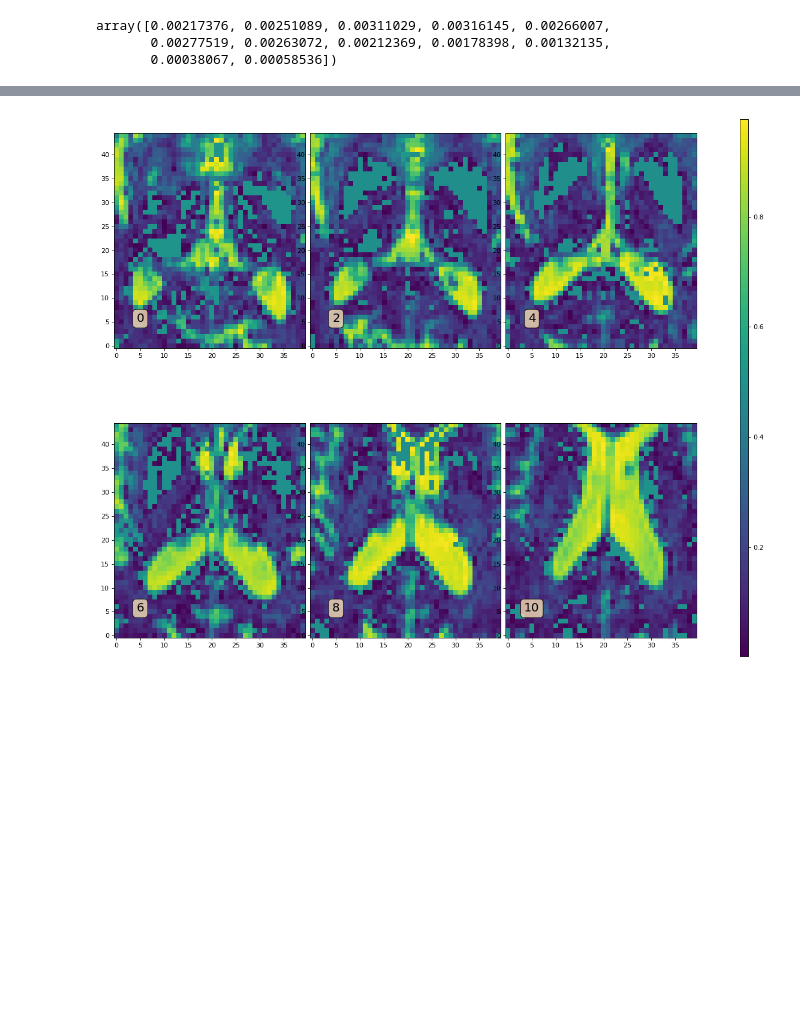
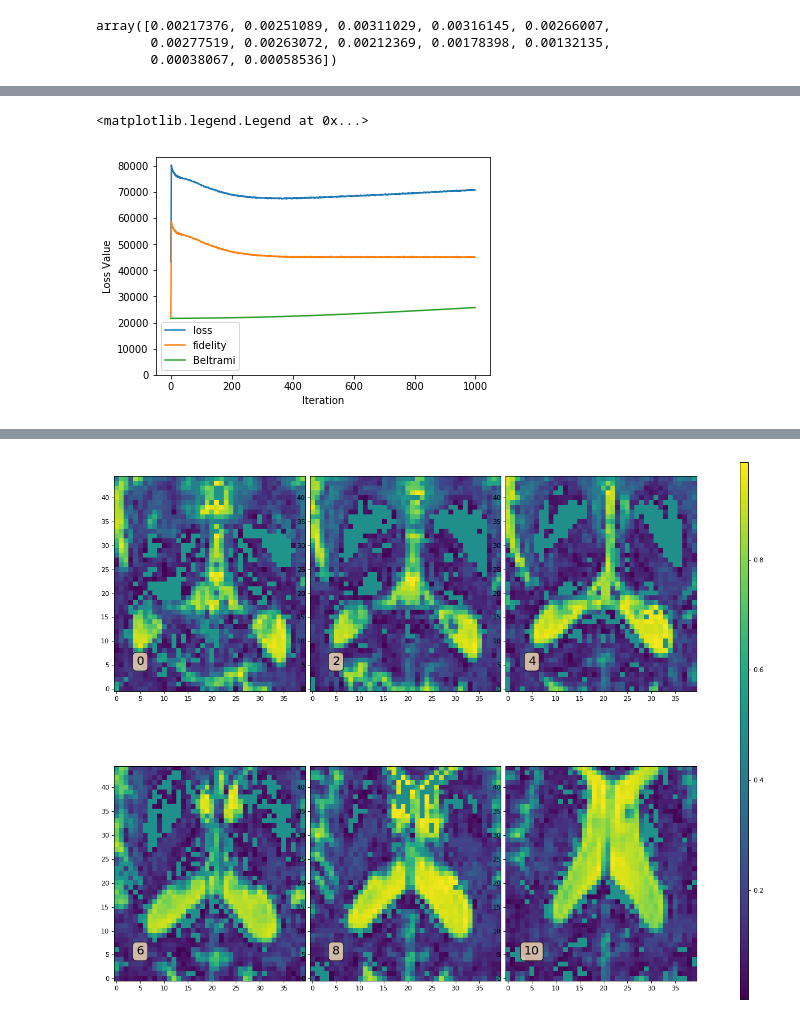
Before and after one commit to sameerd/DiffusionTensorImaging, a Jupyter notebook: notebooks/Free Water.ipynb, the cells around one changed output, grey strips where cells are left out. Drawn from its saved outputs; the diff is of its cells as text; code cells hidden in the pictures; blank space fills up the shorter version.

```diff
--- a/notebooks/Free Water.ipynb
+++ b/notebooks/Free Water.ipynb
@@ -657,3 +673,15 @@ for i in range(num_iterations):
+# %%
+#loss function
+plt.plot(loss_array.loss, label="loss")
+plt.plot(loss_array.fidelity, label="fidelity")
+plt.plot(loss_array.beltrami, label="Beltrami")
+plt.gca().set_ylim(ymin=0)
+plt.xlabel("Iteration")
+plt.ylabel("Loss Value")
+plt.legend()
+# %% [output]
+<matplotlib.legend.Legend at 0x...>
+[figure, added]
 # %%
 # free water map after iterations
 plot_3d_z_indices(1 - f_curr.squeeze(), range(0,12, 2), transpose=True, num_rows=2, num_cols=3)
```
Also changed, not shown: parts of 5 cells of this notebook.
